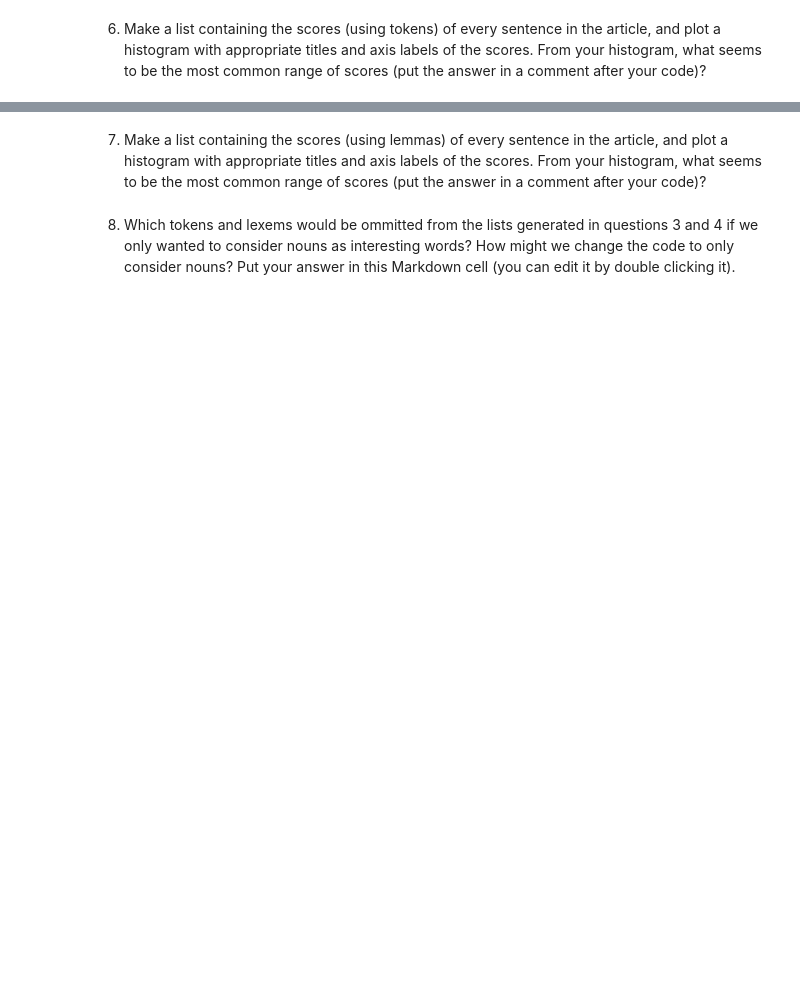
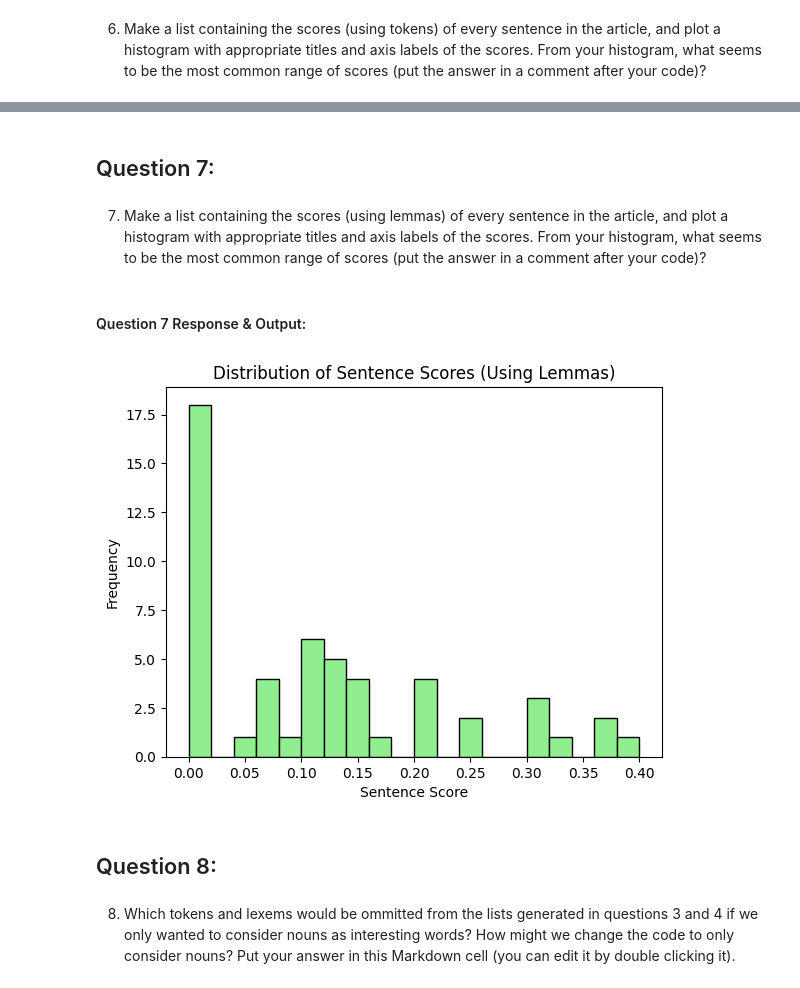
Before and after one commit to julia-fangman/web-scraping, a Jupyter notebook: web-scraping.ipynb, the cells around one changed output, grey strips where cells are left out. Cells and saved outputs as stored; diff of their text form; code cells hidden in the pictures; blank space fills up the shorter version.

```diff
--- a/web-scraping.ipynb
+++ b/web-scraping.ipynb
@@ -68,2 +355,27 @@ You may find some of the code from the in class notes useful; feel free to use m
+# %% [markdown]
+## Question 7:
 # %% [markdown]
 7. Make a list containing the scores (using lemmas) of every sentence in the article, and plot a histogram with appropriate titles and axis labels of the scores.  From your histogram, what seems to be the most common range of scores (put the answer in a comment after your code)?
+# %% [markdown]
+#### Question 7 Response & Output:
+# %%
+import matplotlib.pyplot as plt
+
+# List containing the scores of every sentence in the article
+lemma_sentence_scores = []
+
+# Process each sentence in the article
+for sentence in article_content.split("."):
+    # Skip empty sentences
+    if sentence.strip():
+        score = score_sentence_by_lemma(sentence, frequent_lemmas)
+        lemma_sentence_scores.append(score)
+
+# Plotting the histogram
+plt.hist(lemma_sentence_scores, bins=20, color='lightgreen', edgecolor='black')
+plt.title('Distribution of Sentence Scores (Using Lemmas)')
+plt.xlabel('Sentence Score')
+plt.ylabel('Frequency')
+plt.show()
+# %% [output]
+[figure, added]
@@ -70,2 +384,4 @@ You may find some of the code from the in class notes useful; feel free to use m
+# %% [markdown]
+## Question 8:
 # %% [markdown]
 8. Which tokens and lexems would be ommitted from the lists generated in questions 3 and 4 if we only wanted to consider nouns as interesting words?  How might we change the code to only consider nouns? Put your answer in this Markdown cell (you can edit it by double clicking it).
```
Also changed, not shown: parts of 21 cells of this notebook.
